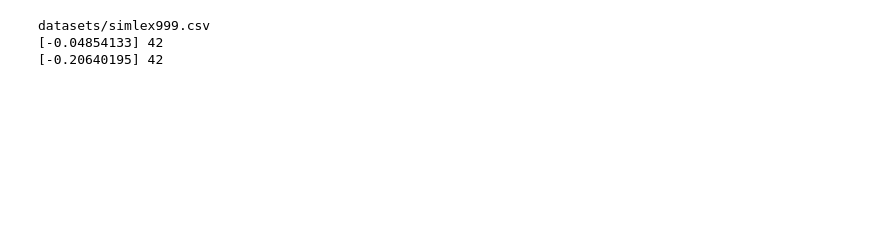
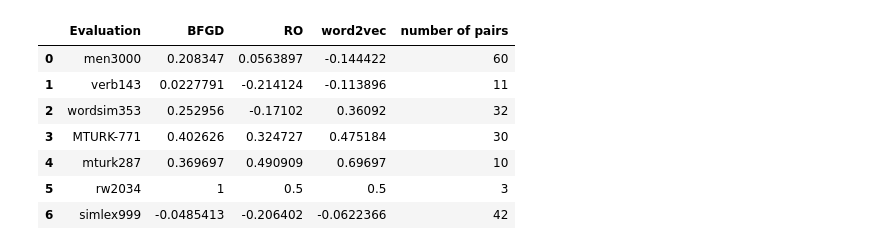
Before and after one commit to YerongLi/BFGD-sgns, a Jupyter notebook: evaluation.ipynb, the cells around one changed output. Drawn from its saved outputs; the diff is of its cells as text; code cells hidden in the pictures; blank space fills up the shorter version.

```diff
--- a/evaluation.ipynb
+++ b/evaluation.ipynb
@@ -29,15 +151,22 @@ model =  Word2vecMF()
 # %%
-Path = 'datasets/men3000.csv'
+Path = 'datasets/mturk287.csv'
 print(Path)
 model.load_matrices(from_file='enwik-200/matrices2.npz');
 df = pd.read_csv(Path,header=None, delimiter=';');
-score, _, _, chosen_pairs = corr_experiment(model = model, data = df,
+score1, _, _, chosen_pairs = corr_experiment(model = model, benchmark = df,
                                             from_folder='enwik-200/AMiter_fromPMM_D2_dim20_step1e-05_0.006',
                                            ITER=[190000]);
-print(score, len(chosen_pairs))
+print(score1, len(chosen_pairs))
 
-score, _, _, chosen_pairs = corr_experiment(model = model, data = df,
+score2, _, _, chosen_pairs = corr_experiment(model = model, benchmark = df,
                                             from_folder='enwik-200/PSiter_fromSVD_dim20_step5e-05_0.0',
                                            ITER=[360000]);
-print(score, len(chosen_pairs))
+score3, _, _, chosen_pairs = corr_word2vec(skip ,df, model_vocab=model.vocab)
+print(score3, len(chosen_pairs))
+
+dictionary['Evaluation'].append(Path.split('/')[1].split('.')[0])
+dictionary['BFGD'].append(score1[0])
+dictionary['RO'].append(score2[0])
+dictionary['word2vec'].append(score3)
+dictionary['number of pairs'].append(len(chosen_pairs))
 # %% [output]
@@ -65,15 +204,24 @@ datasets/MTURK-771.csv
 # %%
-Path = 'datasets/mturk287.csv'
+Path = 'datasets/simlex999.csv'
 print(Path)
 model.load_matrices(from_file='enwik-200/matrices2.npz');
 df = pd.read_csv(Path,header=None, delimiter=';');
-score, _, _, chosen_pairs = corr_experiment(model = model, data = df,
+score1, _, _, chosen_pairs = corr_experiment(model = model, benchmark = df,
                                             from_folder='enwik-200/AMiter_fromPMM_D2_dim20_step1e-05_0.006',
                                            ITER=[190000]);
-print(score, len(chosen_pairs))
+print(score1, len(chosen_pairs))
 
-score, _, _, chosen_pairs = corr_experiment(model = model, data = df,
+score2, _, _, chosen_pairs = corr_experiment(model = model, benchmark = df,
                                             from_folder='enwik-200/PSiter_fromSVD_dim20_step5e-05_0.0',
                                            ITER=[360000]);
-print(score, len(chosen_pairs))
+print(score2, len(chosen_pairs))
+
+score3, _, _, chosen_pairs = corr_word2vec(skip ,df, model_vocab=model.vocab)
+print(score3, len(chosen_pairs))
+
+dictionary['Evaluation'].append(Path.split('/')[1].split('.')[0])
+dictionary['BFGD'].append(score1[0])
+dictionary['RO'].append(score2[0])
+dictionary['word2vec'].append(score3)
+dictionary['number of pairs'].append(len(chosen_pairs))
 # %% [output]
@@ -105,18 +232,18 @@ pc (934,)
-# %%
-Path = 'datasets/simlex999.csv'
-print(Path)
-model.load_matrices(from_file='enwik-200/matrices2.npz');
-df = pd.read_csv(Path,header=None, delimiter=';');
-score, _, _, chosen_pairs = corr_experiment(model = model, data = df,
-                                            from_folder='enwik-200/AMiter_fromPMM_D2_dim20_step1e-05_0.006',
-                                           ITER=[190000]);
-print(score, len(chosen_pairs))
-
-score, _, _, chosen_pairs = corr_experiment(model = model, data = df,
-                                            from_folder='enwik-200/PSiter_fromSVD_dim20_step5e-05_0.0',
-                                           ITER=[360000]);
-print(score, len(chosen_pairs))
-# %% [output]
-datasets/simlex999.csv
-[-0.04854133] 42
-[-0.20640195] 42
+# %%
+df = pd.DataFrame(dictionary)
+cols = df.columns.tolist()
+j = cols.index('Evaluation')
+cols[0],cols[j]=cols[j], cols[0]
+j = cols.index('number of pairs')
+cols[-1],cols[j]=cols[j], cols[-1]
+df=df[cols]
+df.style
+# %% [output]
+|  | Evaluation | BFGD | RO | word2vec | number of pairs |
+| 0 | men3000 | 0.208347 | 0.0563897 | -0.144422 | 60 |
+| 1 | verb143 | 0.0227791 | -0.214124 | -0.113896 | 11 |
+| 2 | wordsim353 | 0.252956 | -0.17102 | 0.36092 | 32 |
+| 3 | MTURK-771 | 0.402626 | 0.324727 | 0.475184 | 30 |
+| 4 | mturk287 | 0.369697 | 0.490909 | 0.69697 | 10 |
+| 5 | rw2034 | 1 | 0.5 | 0.5 | 3 |
+| 6 | simlex999 | -0.0485413 | -0.206402 | -0.0622366 | 42 |
```
Also changed, not shown: parts of 10 cells of this notebook, 13 other files.
